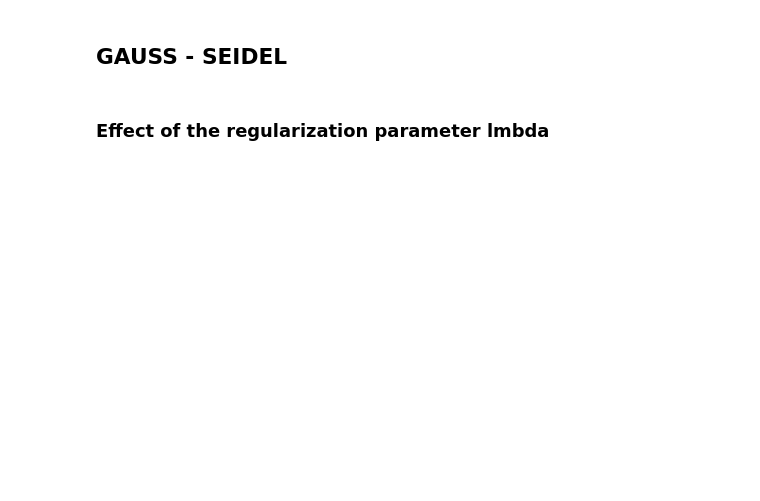
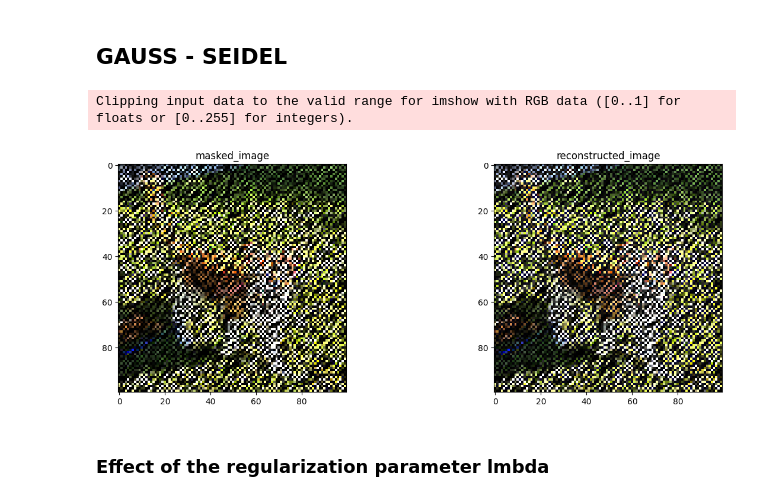
Before and after one commit to rfahrn/CV2, a Jupyter notebook: template.ipynb, the cells around one changed output. Drawn from its saved outputs; the diff is of its cells as text; code cells hidden in the pictures; blank space fills up the shorter version.

```diff
--- a/template.ipynb
+++ b/template.ipynb
@@ -81,3 +204,44 @@ def LGS(g, omega, lmbda):
+# %%
+from scipy.sparse import diags, tril, triu
+from scipy.sparse.linalg import spsolve
+
+def LGS(g, omega, lmbda):
+    """
+    Gradient Descent algorithm
+    g: masked image of size (M, N, 3)
+    omega: binary mask of size (M, N)
+    lmbda: regularization parameter
+    """
+    u = g  # TODO: replace with actual implementation
+    iterations = 500  # Number of iterations for the algorithm
+    u_flat = u.flatten()
+    g_flat = g.flatten()
+
+    # Create the Hessian matrix
+    A = hessian_matrix(u, omega, lmbda)
+
+    # Split the matrix into lower and upper components
+    A_lower = tril(A)
+    A_upper = triu(A, k=1)
+
+    # Create the right-hand side of the equation
+    b = g_flat * (1 - omega.flatten())  # We only want to keep the known pixel values
+
+    # Perform the Gauss-Seidel updates
+    for _ in range(iterations):
+        # Perform the Gauss-Seidel update
+        u_flat = spsolve(A_lower, b - A_upper.dot(u_flat))
+
+        # Enforce the boundary conditions by resetting known pixels
+        u_flat[omega.flatten() == 1] = g_flat[omega.flatten() == 1]
+
+    # Reshape 'u_flat' back to the original image shape
+    u = u_flat.reshape(g.shape)
+
+    # Clip the updated 'u' to be within valid image range [0, 1]
+    u = np.clip(u, 0, 1)
+
+    return u
 # %% [markdown]
 ## GRADIENT DESCENT
 # %%
@@ -102,21 +269,24 @@ plt.show()
 ## GAUSS - SEIDEL
 # %%
 # run gradient descent algorithm
-#inpainted_img_lgs = LGS(g, omega, reg_lambda)
+inpainted_img_lgs = LGS(g, omega, 0.3)
 
 # for visualization purpose
-# inpainted_img_lgs = np.clip(inpainted_img_lgs, 0, 1)
+inpainted_img_lgs = np.clip(inpainted_img_lgs, 0, 1)
 
 
 plt.figure(figsize=(15, 5))
 ax1 = plt.subplot(1, 2, 1)
 plt.imshow(masked_img)
 ax2 = plt.subplot(1, 2, 2)
 plt.imshow(inpainted_img_lgs)
 
 
 ax1.set_title("masked_image")
 ax2.set_title("reconstructed_image")
 plt.show()
+# %% [output]
+Clipping input data to the valid range for imshow with RGB data ([0..1] for floats or [0..255] for integers).
+[figure, added]
 # %% [markdown]
 ### Effect of the regularization parameter lmbda
```
Also changed, not shown: parts of 8 cells of this notebook.
